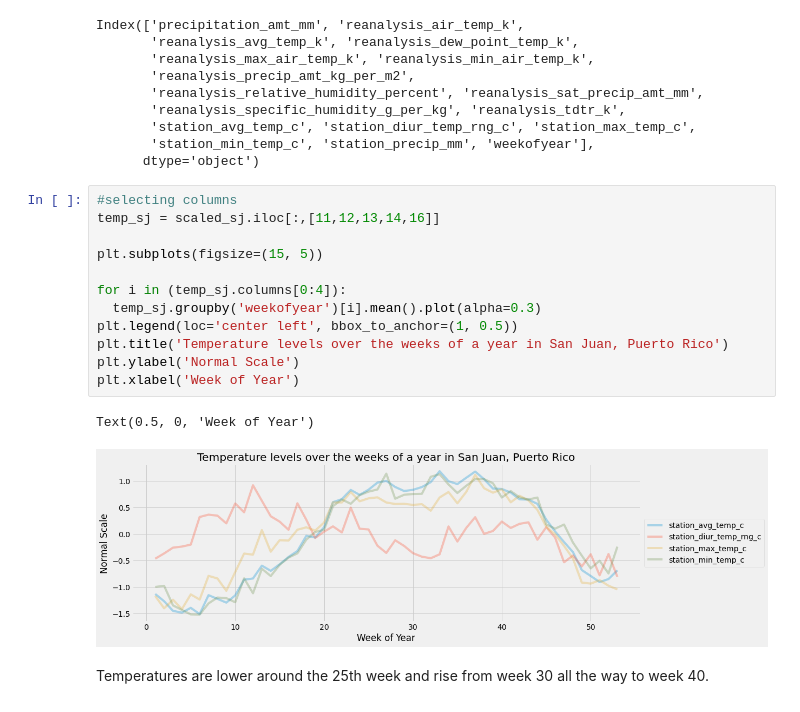
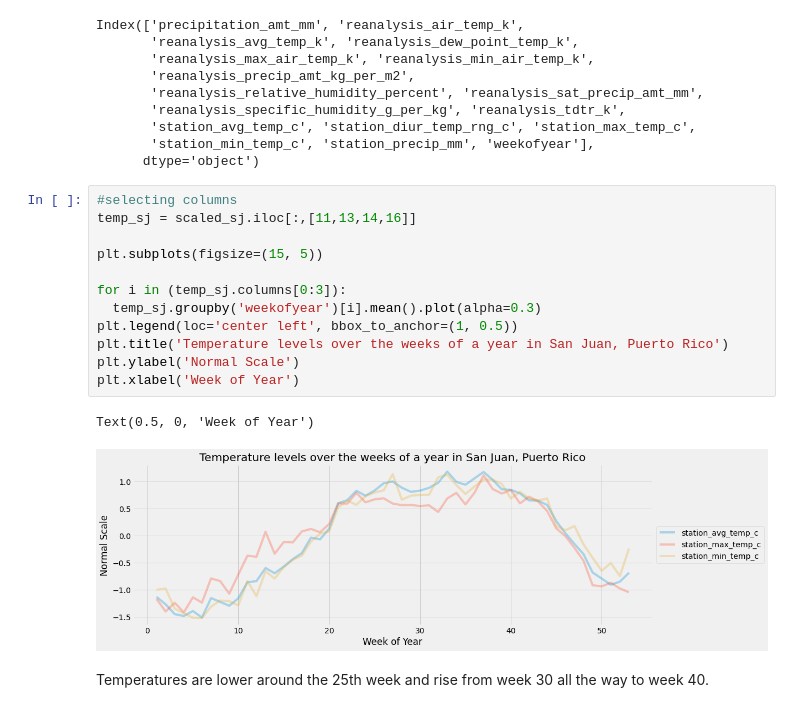
Before and after one commit to Mjcherono/Predicting-Disease-Spread, a Jupyter notebook: dengue.ipynb, the cells around one changed output. Drawn from its saved outputs; the diff is of its cells as text.

```diff
--- a/dengue.ipynb
+++ b/dengue.ipynb
@@ -777,19 +777,19 @@ Index(['precipitation_amt_mm', 'reanalysis_air_temp_k',
       dtype='object')
 # %%
 #selecting columns
-temp_sj = scaled_sj.iloc[:,[11,12,13,14,16]]
+temp_sj = scaled_sj.iloc[:,[11,13,14,16]]
 
 plt.subplots(figsize=(15, 5))
 
-for i in (temp_sj.columns[0:4]):
+for i in (temp_sj.columns[0:3]):
   temp_sj.groupby('weekofyear')[i].mean().plot(alpha=0.3)
 plt.legend(loc='center left', bbox_to_anchor=(1, 0.5))
 plt.title('Temperature levels over the weeks of a year in San Juan, Puerto Rico')
 plt.ylabel('Normal Scale')
 plt.xlabel('Week of Year')
 # %% [output]
 Text(0.5, 0, 'Week of Year')
-[figure, old version]
+[figure, new version]
 # %% [markdown]
 Temperatures are lower around the 25th week and rise from week 30 all the way to week 40.
 # %% [markdown]
```
Also changed, not shown: parts of 20 cells of this notebook.
